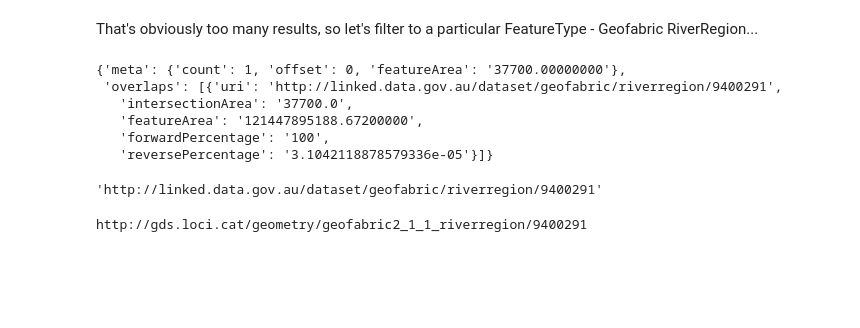
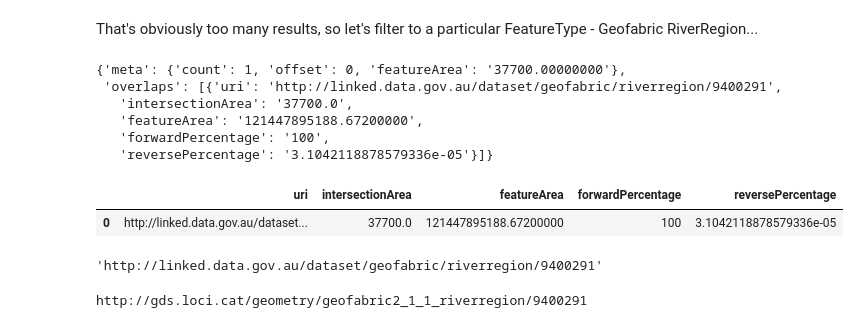
Before and after one commit to CSIRO-enviro-informatics/loci-notebooks, a Jupyter notebook: 02-explore-cross-dataset-relationships.ipynb, the cells around one changed output. Drawn from its saved outputs; the diff is of its cells as text; code cells hidden in the pictures; blank space fills up the shorter version.

```diff
--- a/02-explore-cross-dataset-relationships.ipynb
+++ b/02-explore-cross-dataset-relationships.ipynb
@@ -192,6 +244,12 @@ jsondata
    'featureArea': '121447895188.67200000',
    'forwardPercentage': '100',
    'reversePercentage': '3.1042118878579336e-05'}]}
+# %%
+df = pd.json_normalize(jsondata['overlaps'])
+df
+# %% [output]
+|  | uri | intersectionArea | featureArea | forwardPercentage | reversePercentage |
+| 0 | http://linked.data.gov.au/dataset... | 37700.0 | 121447895188.67200000 | 100 | 3.1042118878579336e-05 |
 # %%
 rr_uri = jsondata['overlaps'][0]['uri']
 rr_uri
```
Also changed, not shown: parts of 11 cells of this notebook, 2 other files.
